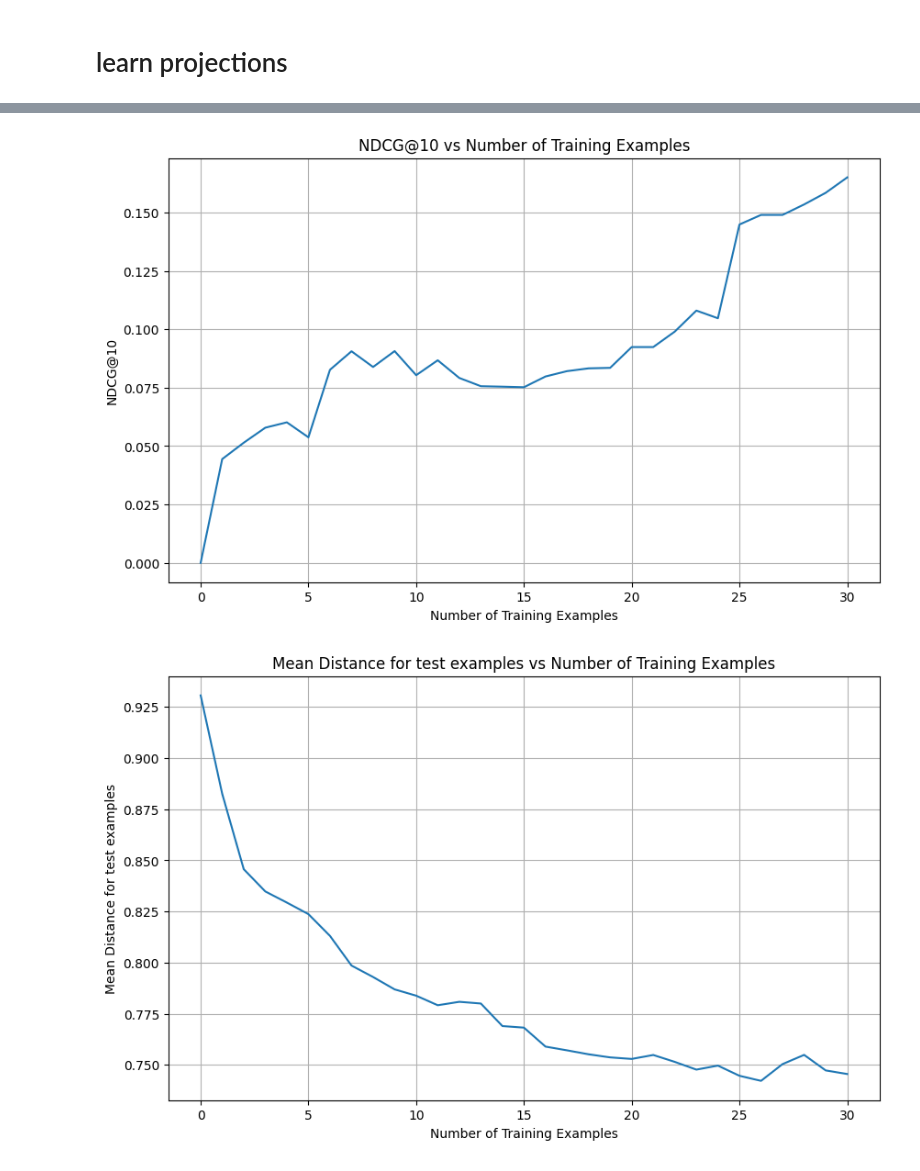
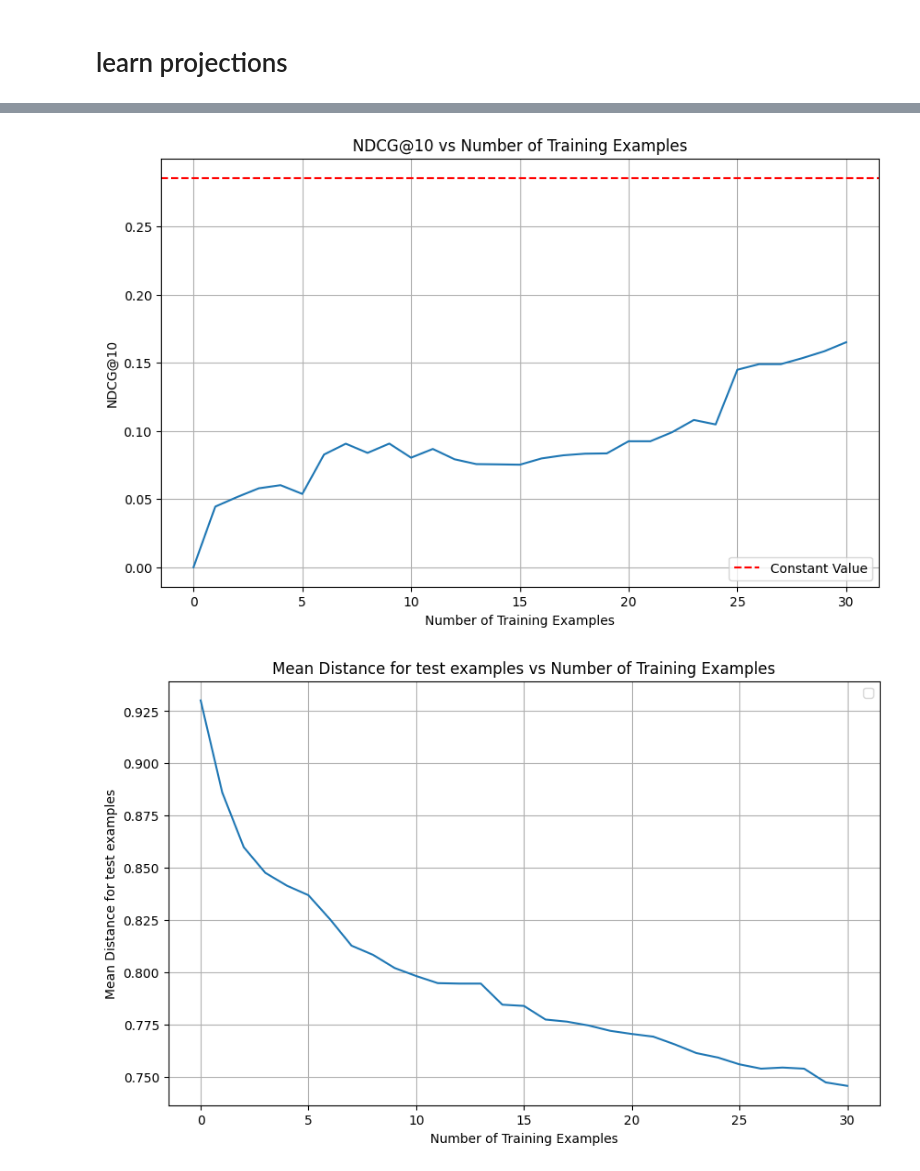
Before and after one commit to arubique/ReasonIR, a Jupyter notebook: notebooks/project_to_reasoning_embeds.ipynb, the cells around one changed output, grey strips where cells are left out. Cells and saved outputs as stored; diff of their text form; code cells hidden in the pictures.

Commit message:
- Show ground truth docs - Track mean distance between base and reasoning queries

```diff
--- a/notebooks/project_to_reasoning_embeds.ipynb
+++ b/notebooks/project_to_reasoning_embeds.ipynb
@@ -34,13 +34,20 @@ SEPARATION_ID = 45
 # %% [markdown]
 # functions
 # %%
-def plot_val_vs_training_examples(val_list, name):
+def plot_val_vs_training_examples(val_list, name, constant_val=None, constant_label=None):
     plt.figure(figsize=(10,6))
     plt.plot(range(len(val_list))[::-1], val_list)
     plt.xlabel('Number of Training Examples')
     plt.ylabel(name)
     plt.title(f'{name} vs Number of Training Examples')
     plt.grid(True)
+    if constant_val is not None:
+        if constant_label is not None:
+            label = constant_label
+        else:
+            label = 'Constant Value'
+        plt.axhline(y=constant_val, color='red', linestyle='--', label=label)
+    plt.legend()
     plt.show()
 
 
@@ -357,7 +364,7 @@ The formula \(elevation = distance^2 \times \sin(distance)\) combines polynomial
 Ws = []
 for i in tqdm(range(SEPARATION_ID, query_emb_base.shape[0])):
     W = least_squares_projection(query_emb_base[i:], query_emb_reason[i:])
-    mean_d, max_d, min_d = print_distances(query_emb_base[:i], query_emb_reason[:i], W, name="all")
+    mean_d, max_d, min_d = print_distances(query_emb_base[:SEPARATION_ID], query_emb_reason[:SEPARATION_ID], W, name="all")
     Ws.append((i, W, mean_d, max_d, min_d))
 # %% [output]
 Mean distance: 9.648606e-08
@@ -448,6 +455,16 @@ Min distance: 0.37259734
 # %%
 ndcgs_at_10 = []
 mean_ds = []
+res_without_proj = compute_results(
+    query_emb=query_emb_base,
+    doc_emb=doc_emb,
+    documents=documents,
+    ground_truth=ground_truth,
+    query_ids=query_ids,
+    doc_ids=doc_ids,
+    excluded_ids=excluded_ids,
+    separation_id=SEPARATION_ID,
+)['NDCG@10']
 for i, W, mean_d, max_d, min_d in Ws:
     print(f"Results for {query_emb_base.shape[0] - i} test embeddings:")
     results_base_short_with_proj = compute_results(
@@ -485,8 +502,8 @@ Results for 29 test embeddings:
 Results for 1 test embeddings:
 {'NDCG@1': 0.0, 'NDCG@5': 0.0, 'NDCG@10': 0.0, 'NDCG@25': 0.0, 'NDCG@50': 0.0, 'NDCG@100': 0.00376, 'MAP@1': 0.0, 'MAP@5': 0.0, 'MAP@10': 0.0, 'MAP@25': 0.0, 'MAP@50': 0.0, 'MAP@100': 0.00038, 'Recall ...
 # %%
-plot_val_vs_training_examples(ndcgs_at_10, 'NDCG@10')
+plot_val_vs_training_examples(ndcgs_at_10, 'NDCG@10', constant_val=res_without_proj)
 plot_val_vs_training_examples(mean_ds, 'Mean Distance for test examples')
 # %% [output]
-[figure, old version]
+[figure, new version]
-[figure, old version]
+[figure, new version]
```
Also changed, not shown: parts of 2 cells of this notebook.
